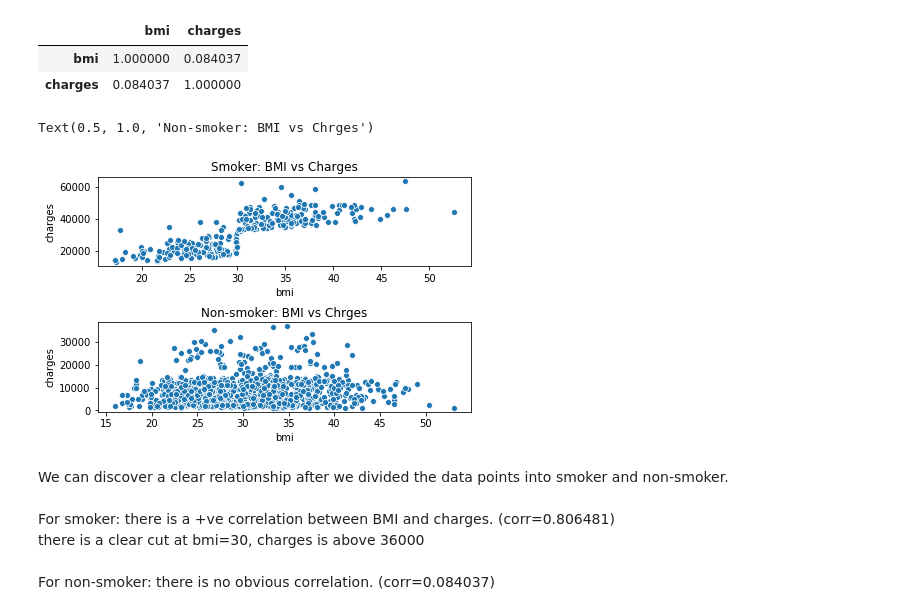
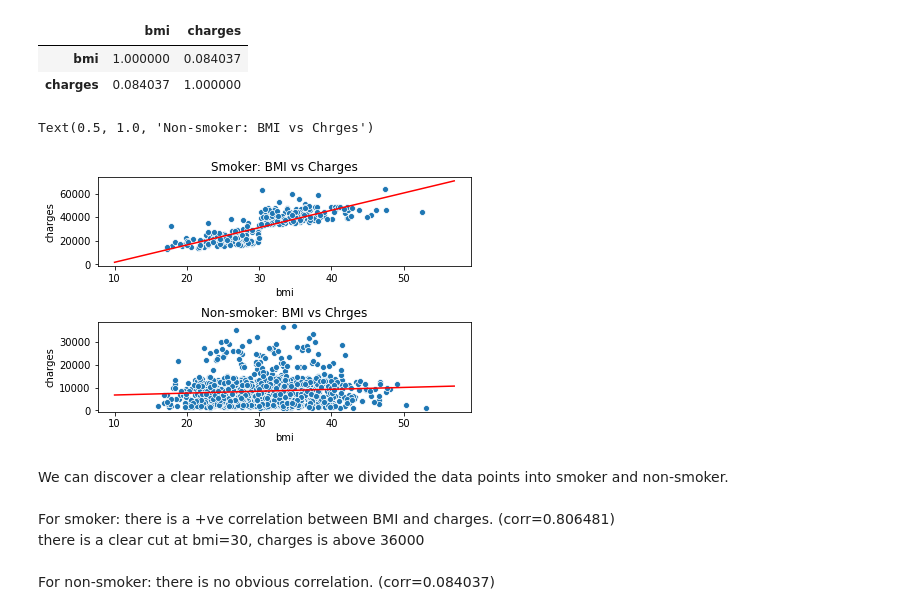
Before and after one commit to rockyclh/US-Insurance-Charges, a Jupyter notebook: US Medical Insurance Cost.ipynb, the cells around one changed output. Drawn from its saved outputs; the diff is of its cells as text; code cells hidden in the pictures.

```diff
--- a/US Medical Insurance Cost.ipynb
+++ b/US Medical Insurance Cost.ipynb
@@ -211,15 +269,26 @@ bmi_charges_nonsmoker.corr()
 |  | bmi | charges |
 | bmi | 1.000000 | 0.084037 |
 | charges | 0.084037 | 1.000000 |
+# %%
+lin_reg_smoker = LinearRegression()
+lin_reg_smoker.fit(np.array(bmi_charges_smoker['bmi']).reshape(-1,1), np.array(bmi_charges_smoker['charges']))
+bmi_new = np.arange(10, 58).reshape(-1,1)
+predict_smoker = lin_reg_smoker.predict(bmi_new)
+# %%
+lin_reg_nonsmoker = LinearRegression()
+lin_reg_nonsmoker.fit(np.array(bmi_charges_nonsmoker['bmi']).reshape(-1,1), np.array(bmi_charges_nonsmoker['charges']))
+predict_nonsmoker = lin_reg_nonsmoker.predict(bmi_new)
 # %%
 f, (ax1, ax2) = plt.subplots(2, 1, constrained_layout=True)
 sns.scatterplot(x='bmi', y='charges', data=bmi_charges_smoker, ax=ax1)
 sns.scatterplot(x='bmi', y='charges', data=bmi_charges_nonsmoker, ax=ax2)
+ax1.plot(bmi_new, predict_smoker, "r-")
+ax2.plot(bmi_new, predict_nonsmoker, "r-")
 ax1.set_title('Smoker: BMI vs Charges')
 ax2.set_title('Non-smoker: BMI vs Chrges')
 # %% [output]
 Text(0.5, 1.0, 'Non-smoker: BMI vs Chrges')
-[figure, old version]
+[figure, new version]
 # %% [markdown]
 We can discover a clear relationship after we divided the data points into smoker and non-smoker. \
 \
```
Also changed, not shown: parts of 56 cells of this notebook.
